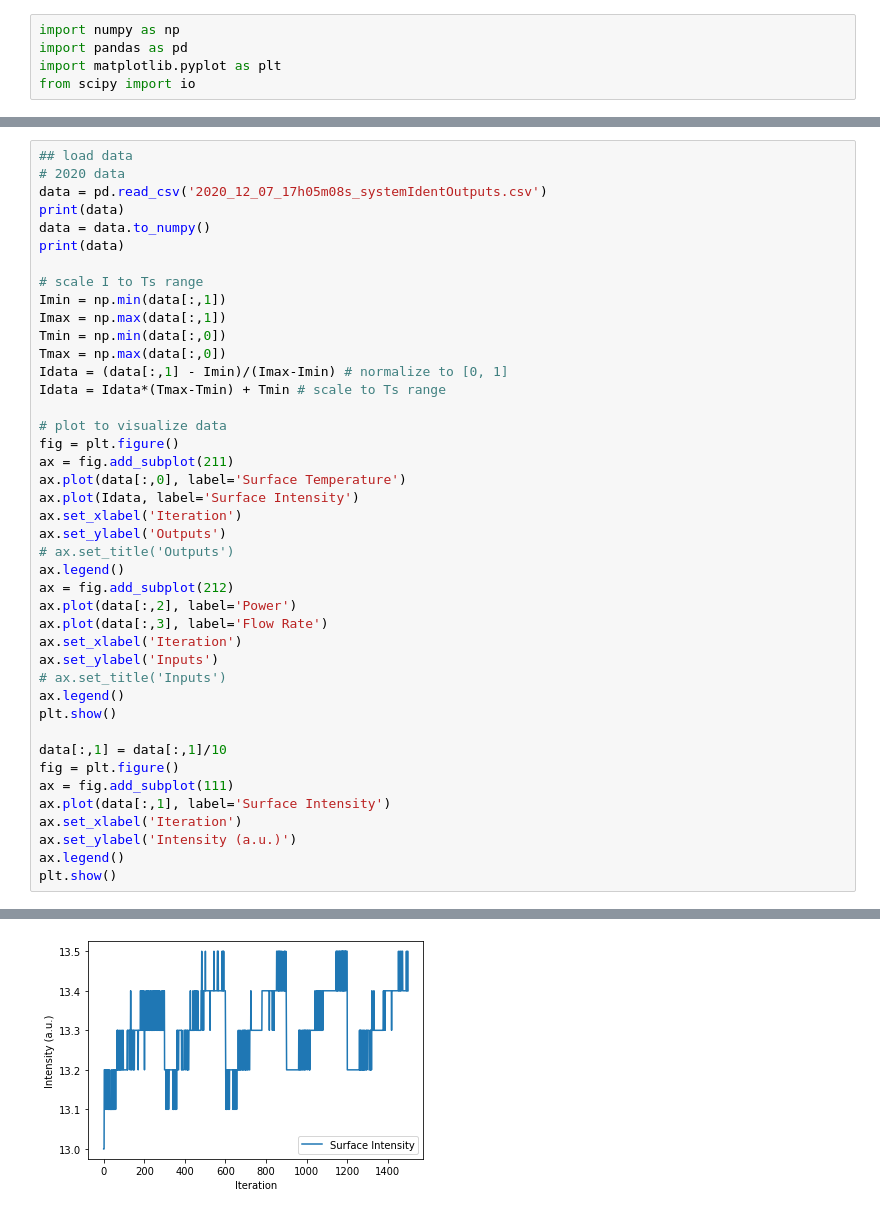
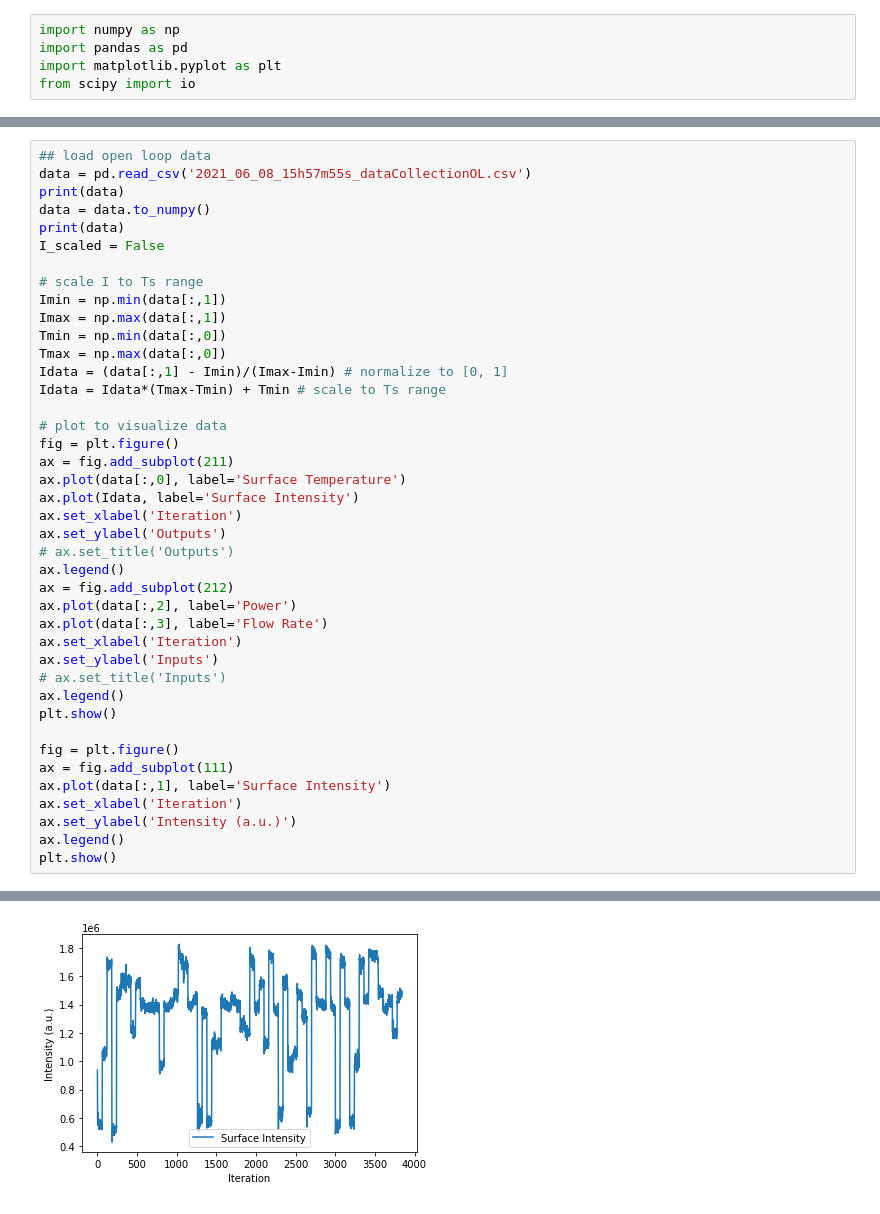
Before and after one commit to kchan45/BO4Policy_Search_Plasma, a Jupyter notebook: model/data_view.ipynb, the cells around one changed output, grey strips where cells are left out. Drawn from its saved outputs; the diff is of its cells as text.

```diff
--- a/model/data_view.ipynb
+++ b/model/data_view.ipynb
@@ -6,10 +15,10 @@ from scipy import io
 # %%
-## load data
-# 2020 data
-data = pd.read_csv('2020_12_07_17h05m08s_systemIdentOutputs.csv')
+## load open loop data
+data = pd.read_csv('2021_06_08_15h57m55s_dataCollectionOL.csv')
 print(data)
 data = data.to_numpy()
 print(data)
+I_scaled = False
 
 # scale I to Ts range
 Imin = np.min(data[:,1])
@@ -37,7 +46,6 @@ ax.set_ylabel('Inputs')
 ax.legend()
 plt.show()
 
-data[:,1] = data[:,1]/10
 fig = plt.figure()
 ax = fig.add_subplot(111)
 ax.plot(data[:,1], label='Surface Intensity')
@@ -67,2 +75,2 @@ plt.show()
-[figure, old version]
+[figure, new version]
 # %%
```
Also changed, not shown: parts of 16 cells of this notebook, 2 other files.
